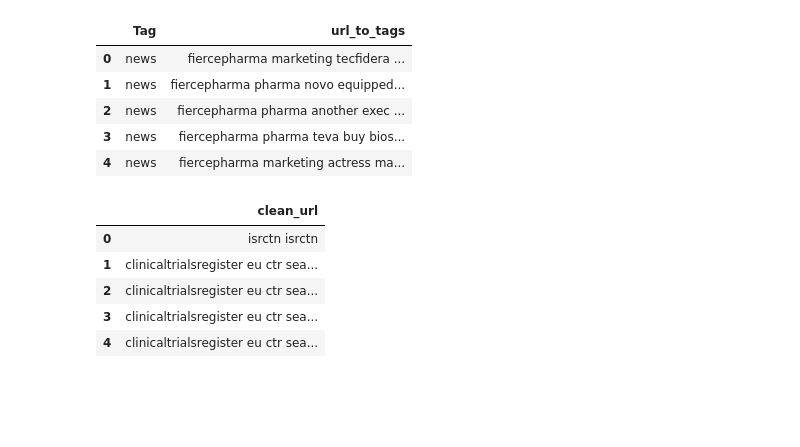
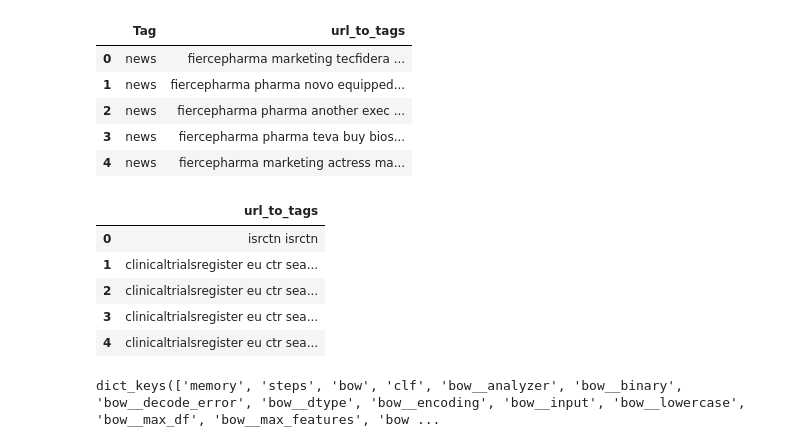
Before and after one commit to carlosnva/ML-Innoplexus-Hackathon-2018, a Jupyter notebook: Models/Inoplexus Logistic Regression.ipynb, the cells around one changed output. Drawn from its saved outputs; the diff is of its cells as text; code cells hidden in the pictures; blank space fills up the shorter version.

```diff
--- a/Models/Inoplexus Logistic Regression.ipynb
+++ b/Models/Inoplexus Logistic Regression.ipynb
@@ -116,11 +116,11 @@ train_final.head()
 | 3 | news | fiercepharma pharma teva buy bios... |
 | 4 | news | fiercepharma marketing actress ma... |
 # %%
-test['url_to_tags'] = test['Url'].astype(str).apply(lambda x: url_to_words(x))
+test['url_to_tags'] = test['Url'].astype(str).apply(lambda x: url_to_tags(x))
 test_final = test.drop(['Webpage_id','Domain','Url'],axis=1)
 test_final.head()
 # %% [output]
-|  | clean_url |
+|  | url_to_tags |
 | 0 | isrctn isrctn |
 | 1 | clinicaltrialsregister eu ctr sea... |
 | 2 | clinicaltrialsregister eu ctr sea... |
@@ -128,0 +135,8 @@ test_final.head()
+# %%
+pipeline = Pipeline([
+    ('bow', CountVectorizer(analyzer='word')),  # strings to token integer counts
+    ('clf', LogisticRegression(verbose=1,class_weight='balanced',solver='sag',tol=0.01,C=0.5))
+])
+pipeline.get_params().keys()
+# %% [output]
+dict_keys(['memory', 'steps', 'bow', 'clf', 'bow__analyzer', 'bow__binary', 'bow__decode_error', 'bow__dtype', 'bow__encoding', 'bow__input', 'bow__lowercase', 'bow__max_df', 'bow__max_features', 'bow ...
```
Also changed, not shown: parts of 5 cells of this notebook.
